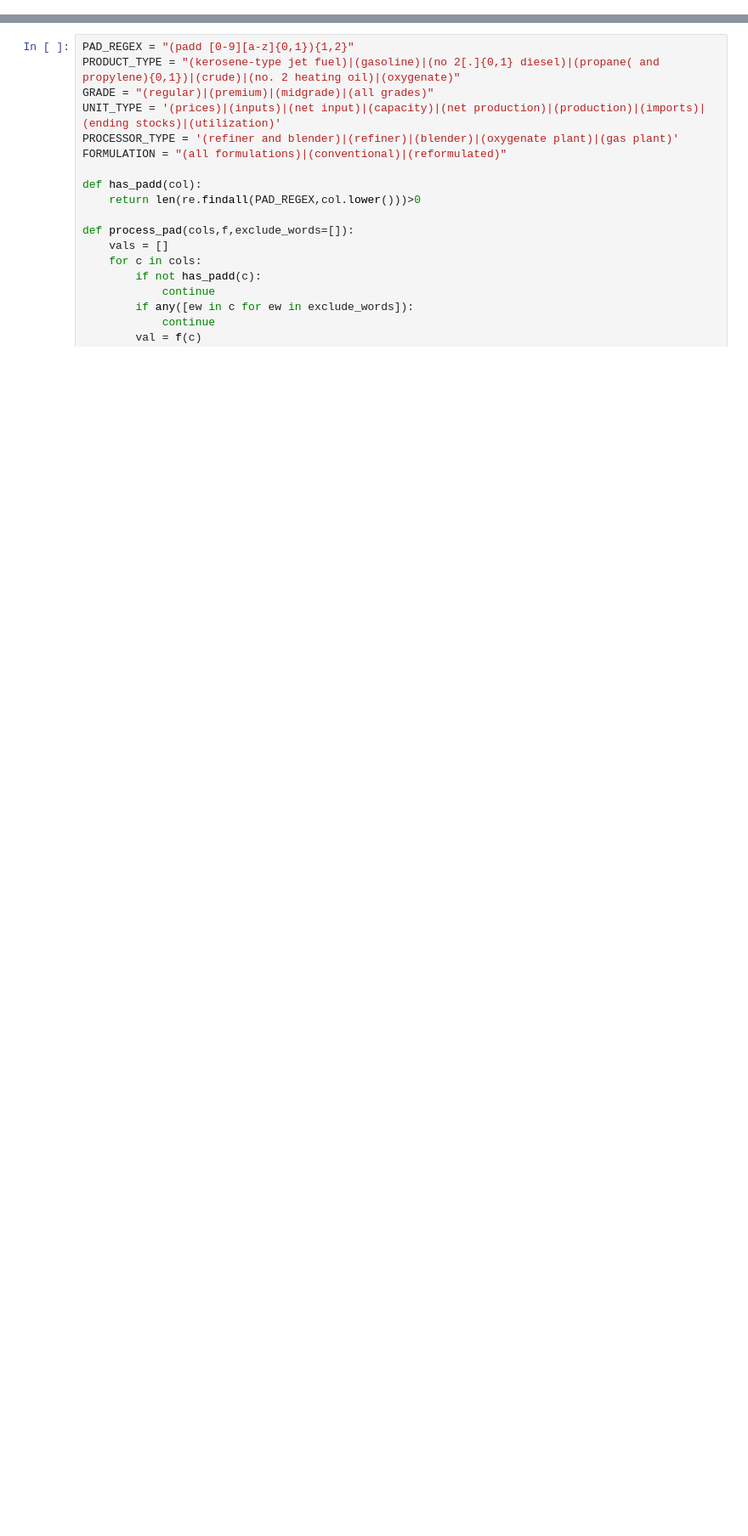
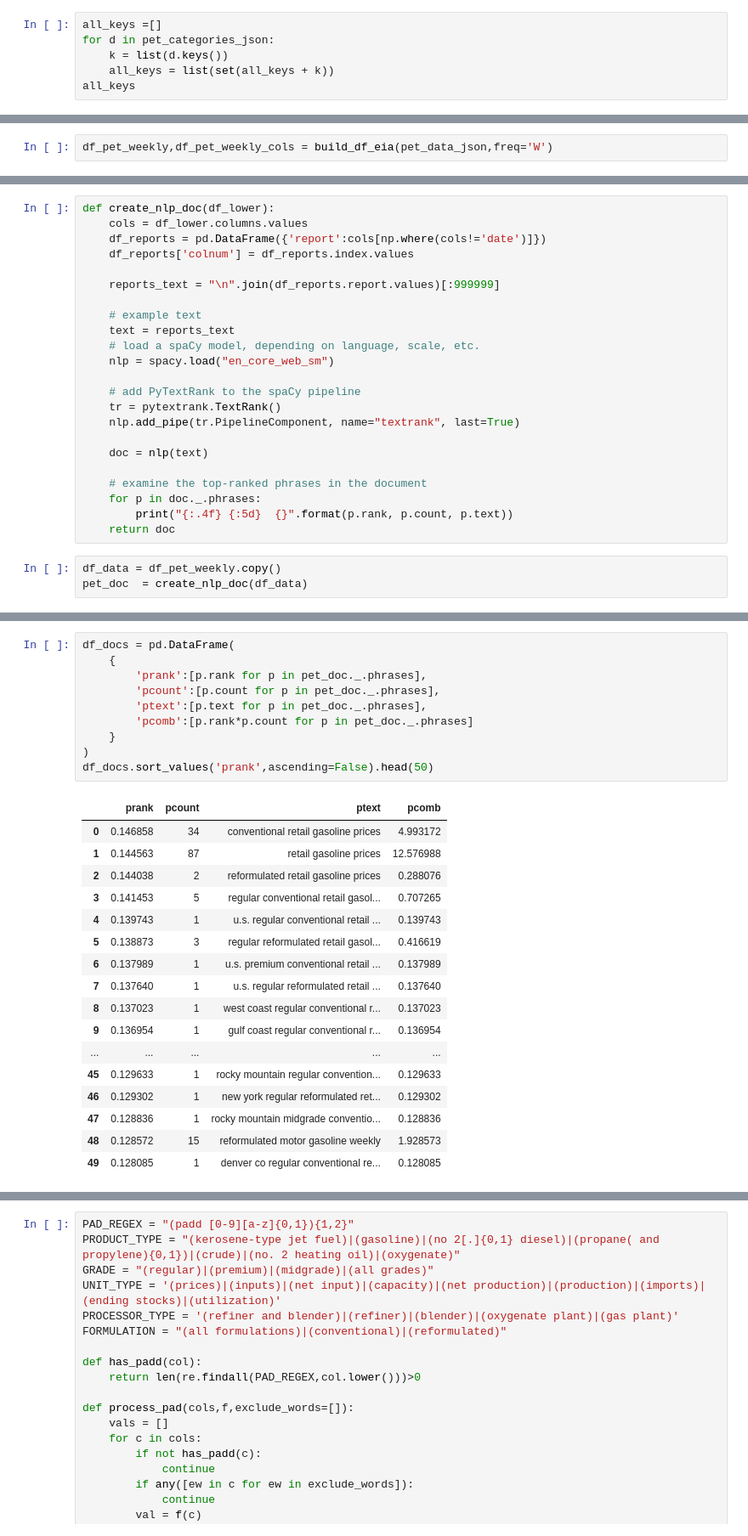
Before and after one commit to bgithub1/barchartacs, a Jupyter notebook: barchartacs/eia_download.ipynb, the cells around one changed output, grey strips where cells are left out. Shown at 85% size. Saved outputs shown, nothing was run; the diff lists cells and outputs as text; blank space fills up the shorter version.

```diff
--- a/barchartacs/eia_download.ipynb
+++ b/barchartacs/eia_download.ipynb
@@ -885,0 +48,6 @@ array(['ending stocks', 'refiner and blender net production',
+# %%
+all_keys =[]
+for d in pet_categories_json:
+    k = list(d.keys())
+    all_keys = list(set(all_keys + k))
+all_keys
@@ -885,0 +241,2 @@ array(['ending stocks', 'refiner and blender net production',
+# %%
+df_pet_weekly,df_pet_weekly_cols = build_df_eia(pet_data_json,freq='W')
@@ -885,0 +338,26 @@ array(['ending stocks', 'refiner and blender net production',
+# %%
+def create_nlp_doc(df_lower):
+    cols = df_lower.columns.values
+    df_reports = pd.DataFrame({'report':cols[np.where(cols!='date')]})
+    df_reports['colnum'] = df_reports.index.values
+
+    reports_text = "\n".join(df_reports.report.values)[:999999]
+
+    # example text
+    text = reports_text
+    # load a spaCy model, depending on language, scale, etc.
+    nlp = spacy.load("en_core_web_sm")
+
+    # add PyTextRank to the spaCy pipeline
+    tr = pytextrank.TextRank()
+    nlp.add_pipe(tr.PipelineComponent, name="textrank", last=True)
+
+    doc = nlp(text)
+
+    # examine the top-ranked phrases in the document
+    for p in doc._.phrases:
+        print("{:.4f} {:5d}  {}".format(p.rank, p.count, p.text))
+    return doc
+# %%
+df_data = df_pet_weekly.copy()
+pet_doc  = create_nlp_doc(df_data)
@@ -885,0 +382,28 @@ array(['ending stocks', 'refiner and blender net production',
+# %%
+df_docs = pd.DataFrame(
+    {
+        'prank':[p.rank for p in pet_doc._.phrases],
+        'pcount':[p.count for p in pet_doc._.phrases],
+        'ptext':[p.text for p in pet_doc._.phrases],
+        'pcomb':[p.rank*p.count for p in pet_doc._.phrases]
+    }
+)
+df_docs.sort_values('prank',ascending=False).head(50)
+# %% [output]
+|  | prank | pcount | ptext | pcomb |
+| 0 | 0.146858 | 34 | conventional retail gasoline prices | 4.993172 |
+| 1 | 0.144563 | 87 | retail gasoline prices | 12.576988 |
+| 2 | 0.144038 | 2 | reformulated retail gasoline prices | 0.288076 |
+| 3 | 0.141453 | 5 | regular conventional retail gasol... | 0.707265 |
+| 4 | 0.139743 | 1 | u.s. regular conventional retail ... | 0.139743 |
+| 5 | 0.138873 | 3 | regular reformulated retail gasol... | 0.416619 |
+| 6 | 0.137989 | 1 | u.s. premium conventional retail ... | 0.137989 |
+| 7 | 0.137640 | 1 | u.s. regular reformulated retail ... | 0.137640 |
+| 8 | 0.137023 | 1 | west coast regular conventional r... | 0.137023 |
+| 9 | 0.136954 | 1 | gulf coast regular conventional r... | 0.136954 |
+| ... | ... | ... | ... | ... |
+| 45 | 0.129633 | 1 | rocky mountain regular convention... | 0.129633 |
+| 46 | 0.129302 | 1 | new york regular reformulated ret... | 0.129302 |
+| 47 | 0.128836 | 1 | rocky mountain midgrade conventio... | 0.128836 |
+| 48 | 0.128572 | 15 | reformulated motor gasoline weekly | 1.928573 |
+| 49 | 0.128085 | 1 | denver co regular conventional re... | 0.128085 |
```
Also changed, not shown: parts of 90 cells of this notebook, 2 other files.
